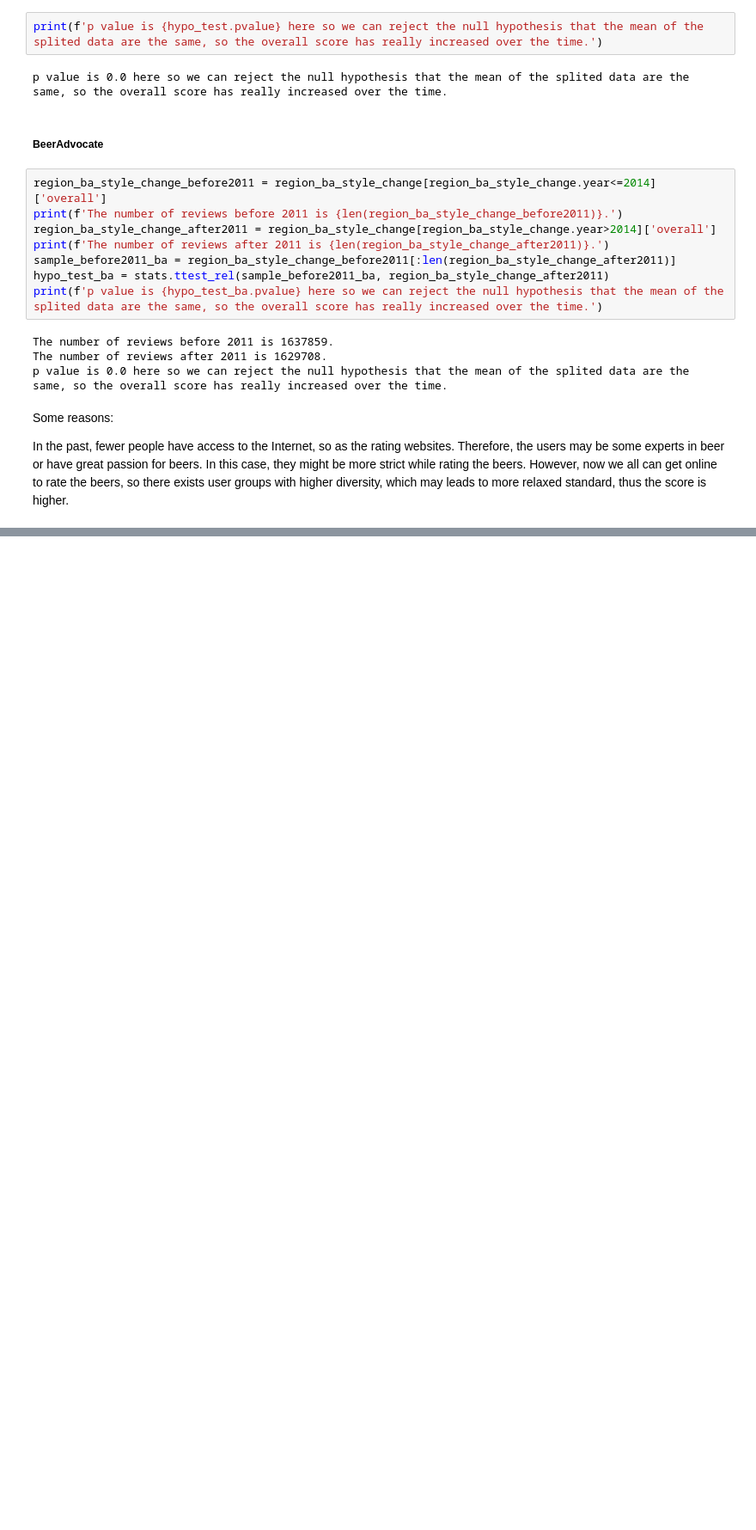
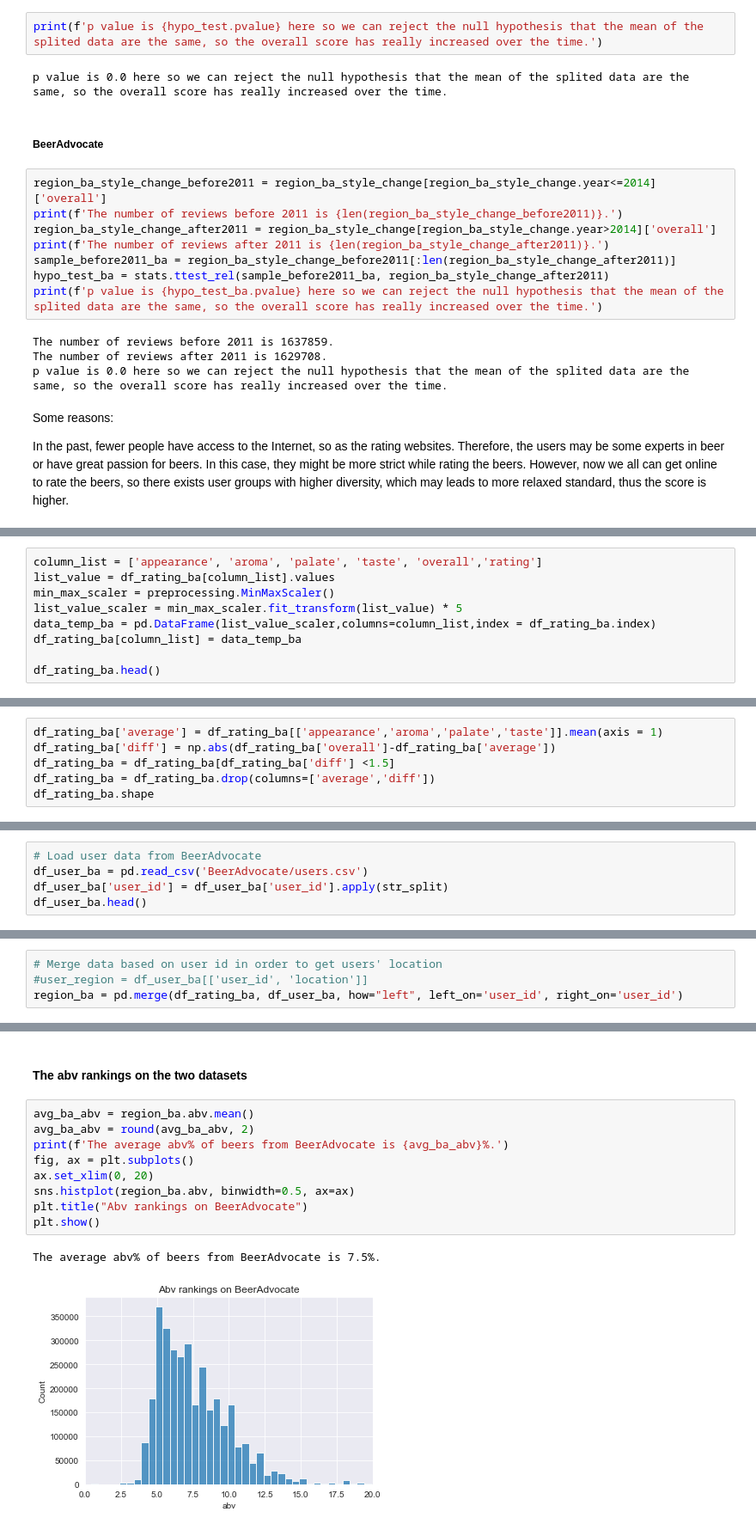
Before and after one commit to PeterYYZhang/2022, a Jupyter notebook: projectM1/Project2_final.ipynb, the cells around one changed output, grey strips where cells are left out. Shown at 86% size. Drawn from its saved outputs; the diff is of its cells as text; blank space fills up the shorter version.

```diff
--- a/projectM1/Project2_final.ipynb
+++ b/projectM1/Project2_final.ipynb
@@ -734,0 +912,9 @@ However, now we all can get online to rate the beers, so there exists user group
+# %%
+column_list = ['appearance', 'aroma', 'palate', 'taste', 'overall','rating']
+list_value = df_rating_ba[column_list].values
+min_max_scaler = preprocessing.MinMaxScaler()
+list_value_scaler = min_max_scaler.fit_transform(list_value) * 5
+data_temp_ba = pd.DataFrame(list_value_scaler,columns=column_list,index = df_rating_ba.index)
+df_rating_ba[column_list] = data_temp_ba
+
+df_rating_ba.head()
@@ -734,0 +956,6 @@ However, now we all can get online to rate the beers, so there exists user group
+# %%
+df_rating_ba['average'] = df_rating_ba[['appearance','aroma','palate','taste']].mean(axis = 1)
+df_rating_ba['diff'] = np.abs(df_rating_ba['overall']-df_rating_ba['average'])
+df_rating_ba = df_rating_ba[df_rating_ba['diff'] <1.5]
+df_rating_ba = df_rating_ba.drop(columns=['average','diff'])
+df_rating_ba.shape
@@ -734,0 +964,5 @@ However, now we all can get online to rate the beers, so there exists user group
+# %%
+# Load user data from BeerAdvocate
+df_user_ba = pd.read_csv('BeerAdvocate/users.csv')
+df_user_ba['user_id'] = df_user_ba['user_id'].apply(str_split)
+df_user_ba.head()
@@ -734,0 +998,4 @@ However, now we all can get online to rate the beers, so there exists user group
+# %%
+# Merge data based on user id in order to get users' location
+#user_region = df_user_ba[['user_id', 'location']]
+region_ba = pd.merge(df_rating_ba, df_user_ba, how="left", left_on='user_id', right_on='user_id')
@@ -734,0 +1203,14 @@ However, now we all can get online to rate the beers, so there exists user group
+# %% [markdown]
+#### The abv rankings on the two datasets
+# %%
+avg_ba_abv = region_ba.abv.mean()
+avg_ba_abv = round(avg_ba_abv, 2)
+print(f'The average abv% of beers from BeerAdvocate is {avg_ba_abv}%.')
+fig, ax = plt.subplots()
+ax.set_xlim(0, 20)
+sns.histplot(region_ba.abv, binwidth=0.5, ax=ax)
+plt.title("Abv rankings on BeerAdvocate")
+plt.show()
+# %% [output]
+The average abv% of beers from BeerAdvocate is 7.5%.
+[figure, added]
```
Also changed, not shown: parts of 108 cells of this notebook.
